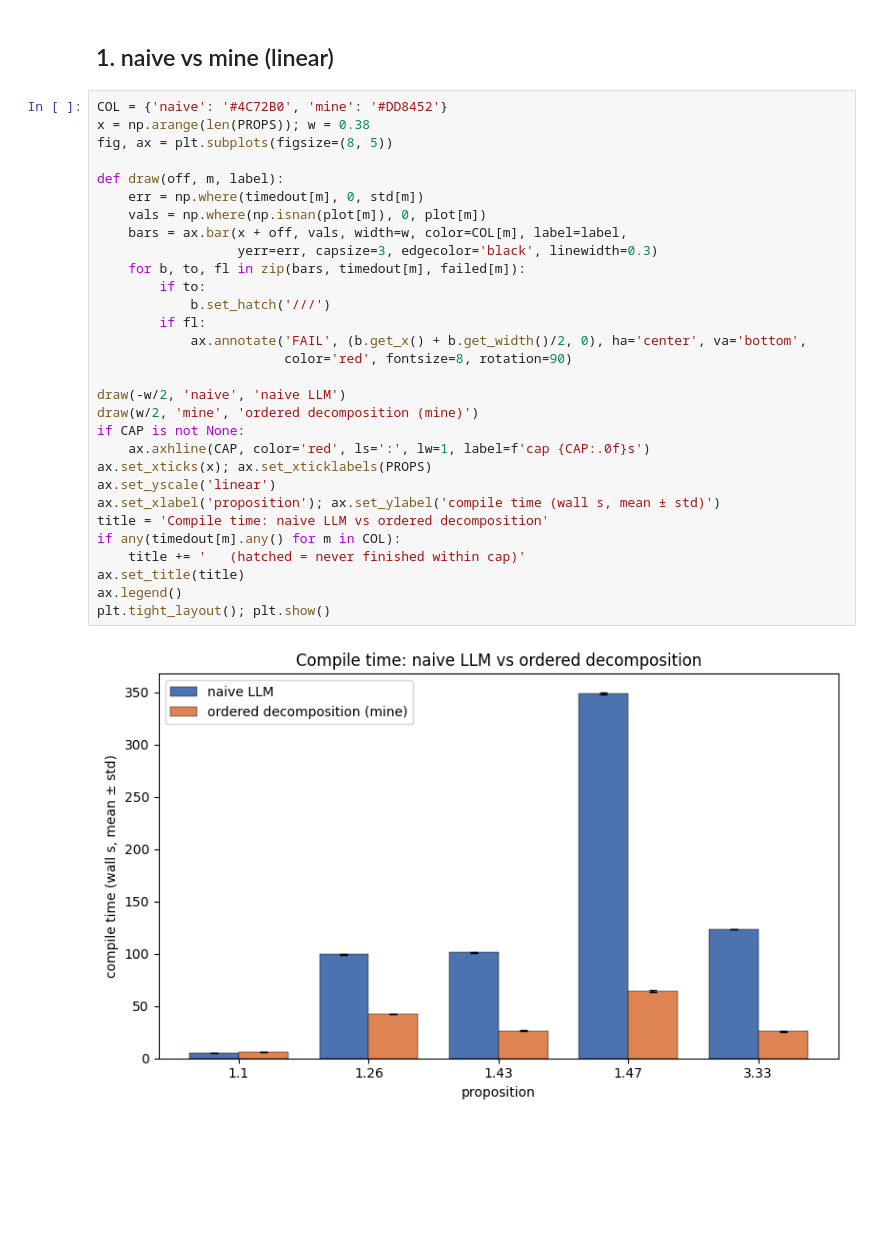
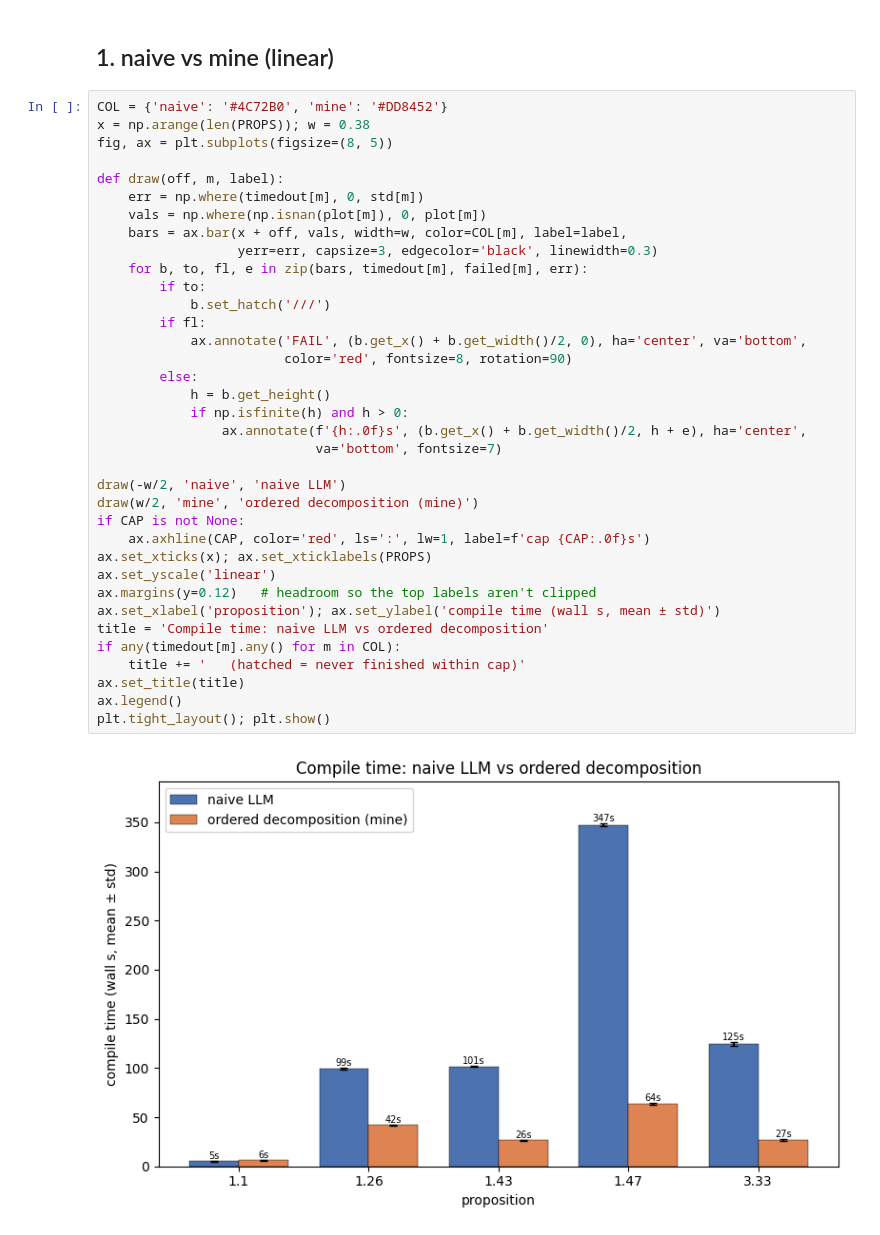
Before and after one commit to tdM05/DNA, a Jupyter notebook: reproducable_experiments/OD_vs_naive_comp_time/plot_results.ipynb, the cells around one changed output. Drawn from its saved outputs; the diff is of its cells as text; blank space fills up the shorter version.

```diff
--- a/reproducable_experiments/OD_vs_naive_comp_time/plot_results.ipynb
+++ b/reproducable_experiments/OD_vs_naive_comp_time/plot_results.ipynb
@@ -116,32 +116,38 @@ stats.sort_values(['method', 'prop']).reset_index(drop=True)
 # %%
 COL = {'naive': '#4C72B0', 'mine': '#DD8452'}
 x = np.arange(len(PROPS)); w = 0.38
 fig, ax = plt.subplots(figsize=(8, 5))
 
 def draw(off, m, label):
     err = np.where(timedout[m], 0, std[m])
     vals = np.where(np.isnan(plot[m]), 0, plot[m])
     bars = ax.bar(x + off, vals, width=w, color=COL[m], label=label,
                   yerr=err, capsize=3, edgecolor='black', linewidth=0.3)
-    for b, to, fl in zip(bars, timedout[m], failed[m]):
+    for b, to, fl, e in zip(bars, timedout[m], failed[m], err):
         if to:
             b.set_hatch('///')
         if fl:
             ax.annotate('FAIL', (b.get_x() + b.get_width()/2, 0), ha='center', va='bottom',
                         color='red', fontsize=8, rotation=90)
+        else:
+            h = b.get_height()
+            if np.isfinite(h) and h > 0:
+                ax.annotate(f'{h:.0f}s', (b.get_x() + b.get_width()/2, h + e), ha='center',
+                            va='bottom', fontsize=7)
 
 draw(-w/2, 'naive', 'naive LLM')
 draw(w/2, 'mine', 'ordered decomposition (mine)')
 if CAP is not None:
     ax.axhline(CAP, color='red', ls=':', lw=1, label=f'cap {CAP:.0f}s')
 ax.set_xticks(x); ax.set_xticklabels(PROPS)
 ax.set_yscale('linear')
+ax.margins(y=0.12)   # headroom so the top labels aren't clipped
 ax.set_xlabel('proposition'); ax.set_ylabel('compile time (wall s, mean ± std)')
 title = 'Compile time: naive LLM vs ordered decomposition'
 if any(timedout[m].any() for m in COL):
     title += '   (hatched = never finished within cap)'
 ax.set_title(title)
 ax.legend()
 plt.tight_layout(); plt.show()
 # %% [output]
-[figure, old version]
+[figure, new version]
```
Also changed, not shown: parts of 2 cells of this notebook, 29 other files.
